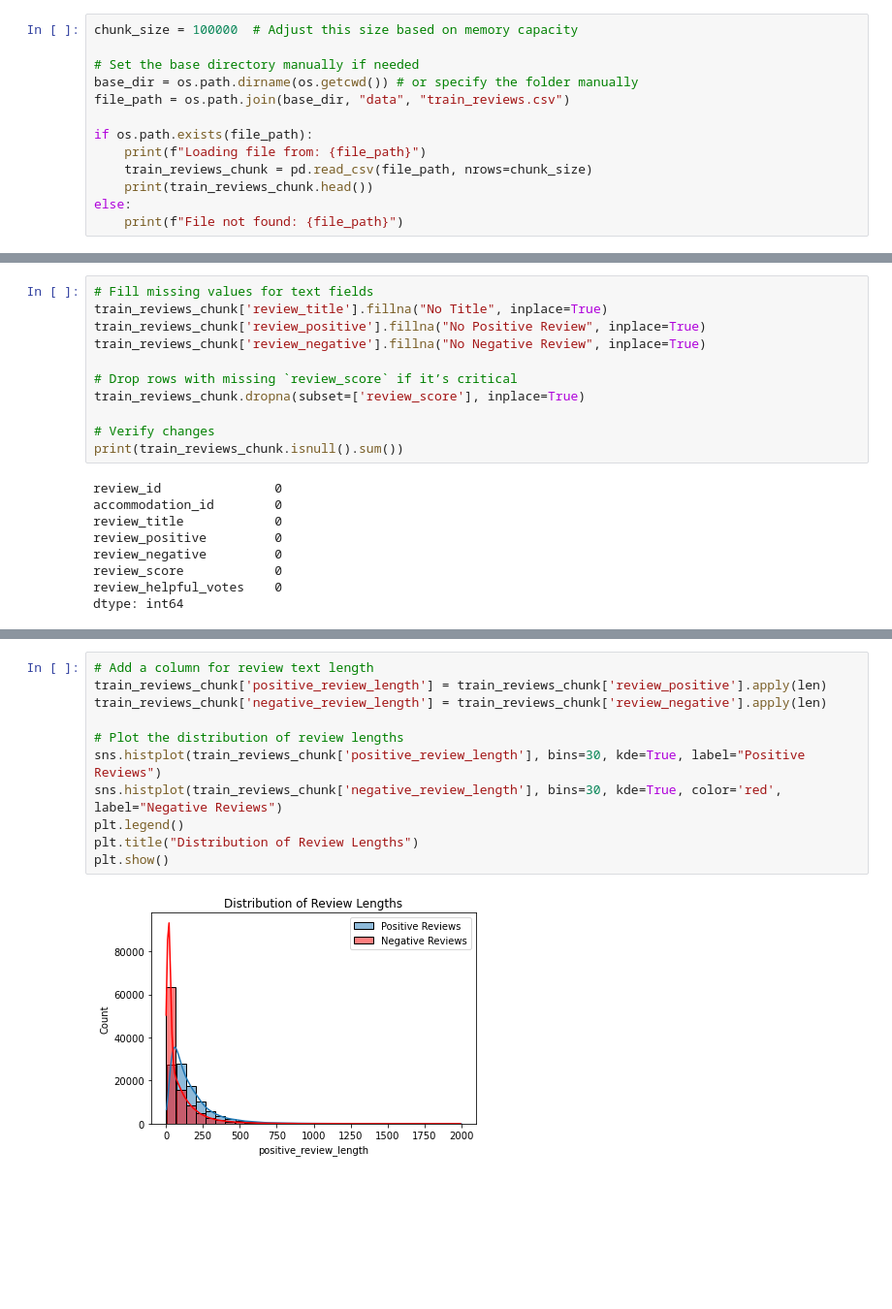
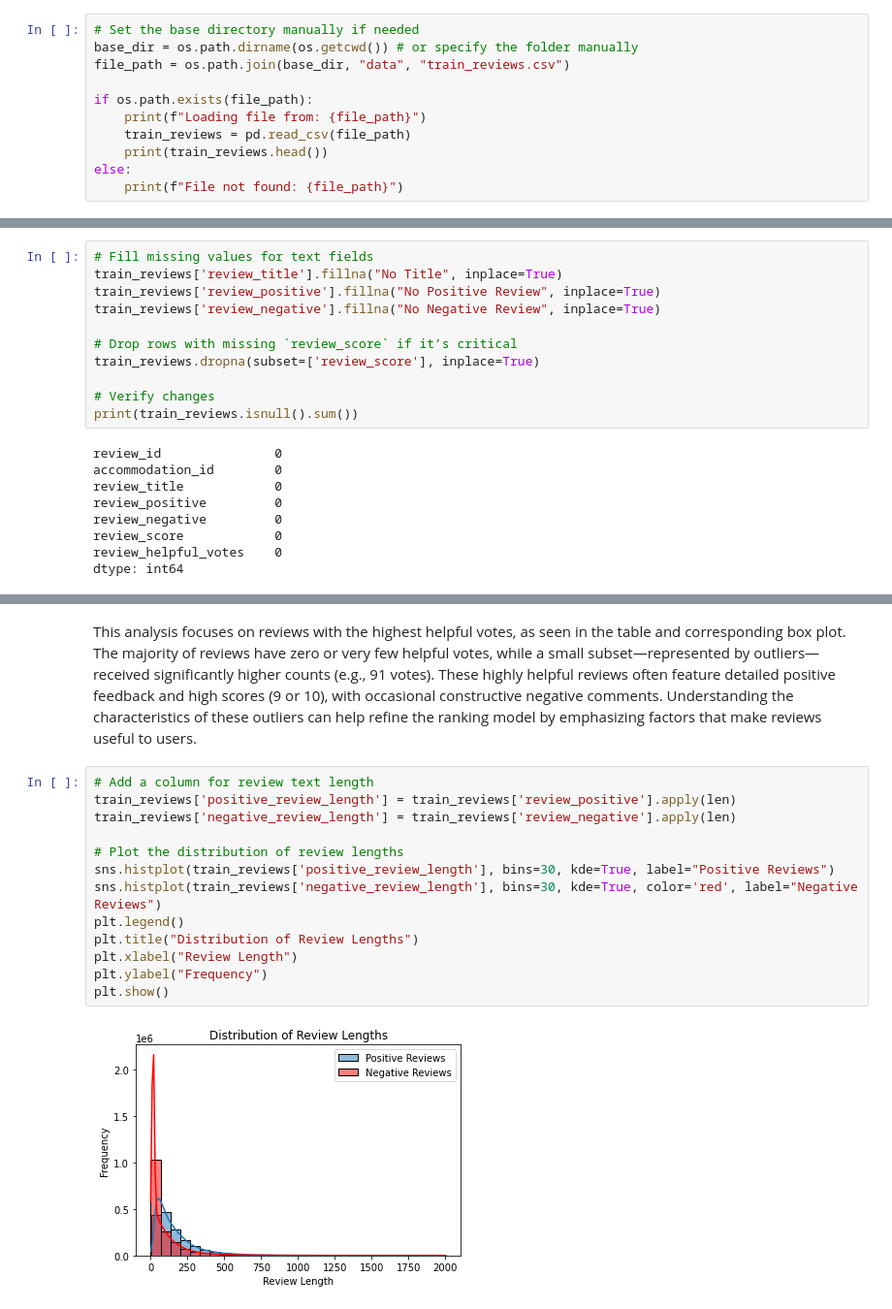
Before and after one commit to hilaBGU/booking_kaggle_competition, a Jupyter notebook: notebooks/BookingEDA.ipynb, the cells around one changed output, grey strips where cells are left out. Shown at 97% size. Cells and saved outputs as stored; diff of their text form; blank space fills up the shorter version.

```diff
--- a/notebooks/BookingEDA.ipynb
+++ b/notebooks/BookingEDA.ipynb
@@ -17,14 +24,12 @@ ModuleNotFoundError: No module named 'wordcloud'
 # %%
-chunk_size = 100000  # Adjust this size based on memory capacity
-
 # Set the base directory manually if needed
 base_dir = os.path.dirname(os.getcwd()) # or specify the folder manually
 file_path = os.path.join(base_dir, "data", "train_reviews.csv")
 
 if os.path.exists(file_path):
     print(f"Loading file from: {file_path}")
-    train_reviews_chunk = pd.read_csv(file_path, nrows=chunk_size)
-    print(train_reviews_chunk.head())
+    train_reviews = pd.read_csv(file_path)
+    print(train_reviews.head())
 else:
     print(f"File not found: {file_path}")
 # %% [output]
@@ -75,15 +83,15 @@ review_helpful_votes        0
 dtype: int64
 # %%
 # Fill missing values for text fields
-train_reviews_chunk['review_title'].fillna("No Title", inplace=True)
-train_reviews_chunk['review_positive'].fillna("No Positive Review", inplace=True)
-train_reviews_chunk['review_negative'].fillna("No Negative Review", inplace=True)
+train_reviews['review_title'].fillna("No Title", inplace=True)
+train_reviews['review_positive'].fillna("No Positive Review", inplace=True)
+train_reviews['review_negative'].fillna("No Negative Review", inplace=True)
 
 # Drop rows with missing `review_score` if it’s critical
-train_reviews_chunk.dropna(subset=['review_score'], inplace=True)
+train_reviews.dropna(subset=['review_score'], inplace=True)
 
 # Verify changes
-print(train_reviews_chunk.isnull().sum())
+print(train_reviews.isnull().sum())
 # %% [output]
 review_id               0
 accommodation_id        0
@@ -132,13 +151,20 @@ print(train_reviews_chunk.sort_values(by='review_helpful_votes', ascending=False
+# %% [markdown]
+This analysis focuses on reviews with the highest helpful votes, as seen in the table and corresponding box plot.
+The majority of reviews have zero or very few helpful votes, while a small subset—represented by outliers—received significantly higher counts (e.g., 91 votes).
+These highly helpful reviews often feature detailed positive feedback and high scores (9 or 10), with occasional constructive negative comments.
+Understanding the characteristics of these outliers can help refine the ranking model by emphasizing factors that make reviews useful to users.
 # %%
 # Add a column for review text length
-train_reviews_chunk['positive_review_length'] = train_reviews_chunk['review_positive'].apply(len)
-train_reviews_chunk['negative_review_length'] = train_reviews_chunk['review_negative'].apply(len)
+train_reviews['positive_review_length'] = train_reviews['review_positive'].apply(len)
+train_reviews['negative_review_length'] = train_reviews['review_negative'].apply(len)
 
 # Plot the distribution of review lengths
-sns.histplot(train_reviews_chunk['positive_review_length'], bins=30, kde=True, label="Positive Reviews")
-sns.histplot(train_reviews_chunk['negative_review_length'], bins=30, kde=True, color='red', label="Negative Reviews")
+sns.histplot(train_reviews['positive_review_length'], bins=30, kde=True, label="Positive Reviews")
+sns.histplot(train_reviews['negative_review_length'], bins=30, kde=True, color='red', label="Negative Reviews")
 plt.legend()
 plt.title("Distribution of Review Lengths")
+plt.xlabel("Review Length")
+plt.ylabel("Frequency")
 plt.show()
 # %% [output]
-[figure, old version]
+[figure, new version]
```
Also changed, not shown: parts of 33 cells of this notebook, 1 other file.
